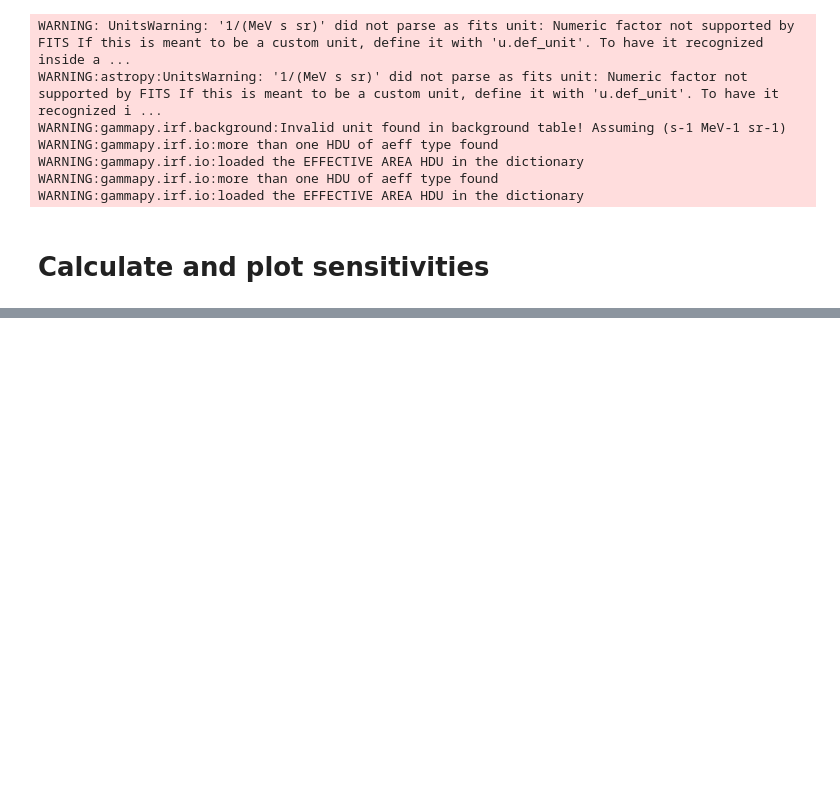
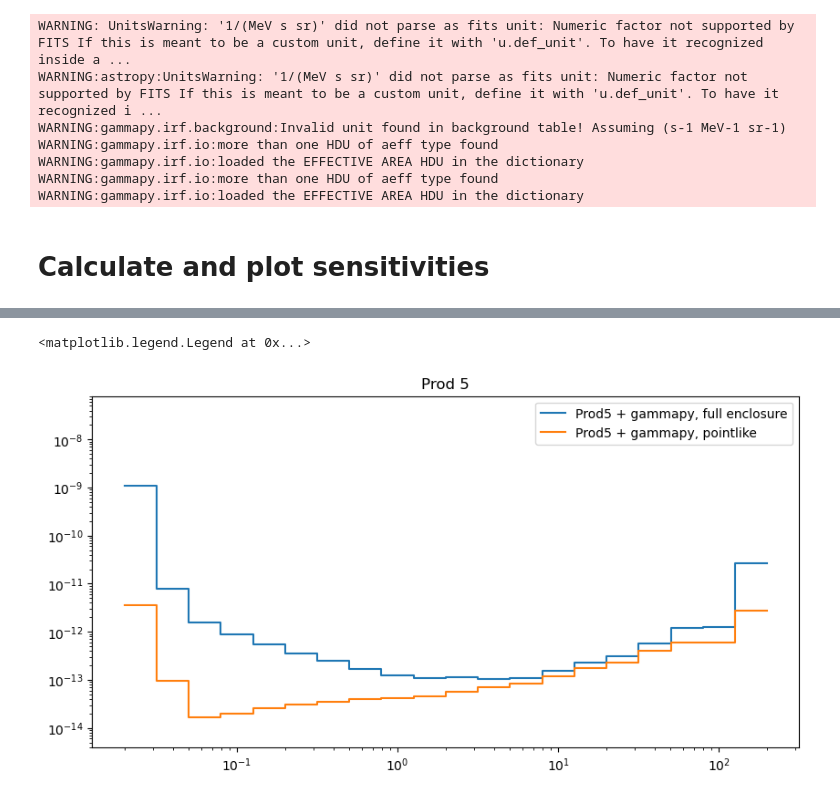
Before and after one commit to Tobychev/GammapySensitivity, a Jupyter notebook: SensitivityFromIRF.ipynb, the cells around one changed output, grey strips where cells are left out. Drawn from its saved outputs; the diff is of its cells as text; code cells hidden in the pictures; blank space fills up the shorter version.

```diff
--- a/SensitivityFromIRF.ipynb
+++ b/SensitivityFromIRF.ipynb
@@ -189,0 +204,14 @@ plt.legend()
+# %%
+p5_gE, p5_gSens, _ = gp_sensitivity_curve(irf_tab_p5, p5_en, enclosure=True, conf={"point_offset": 0.5 * u.deg})
+p5p_gE, p5p_gSens, _ = gp_sensitivity_curve(irf_tab_p5_point, p5_en, enclosure=False, conf={"point_offset": 0.5 * u.deg})
+
+fig, ax = plt.subplots(1, 1, figsize=(10, 5))
+plt.step(p5_gE, p5_gSens, label="Prod5 + gammapy, full enclosure")
+plt.step(p5p_gE, p5p_gSens, label="Prod5 + gammapy, pointlike")
+
+plt.title("Prod 5")
+
+plt.ylim(4e-15, 8e-8)
+plt.loglog()
+plt.legend()
+# %% [output]
@@ -189,0 +220,2 @@ plt.legend()
+<matplotlib.legend.Legend at 0x...>
+[figure, added]
```
Also changed, not shown: parts of 31 cells of this notebook, 1 other file.
